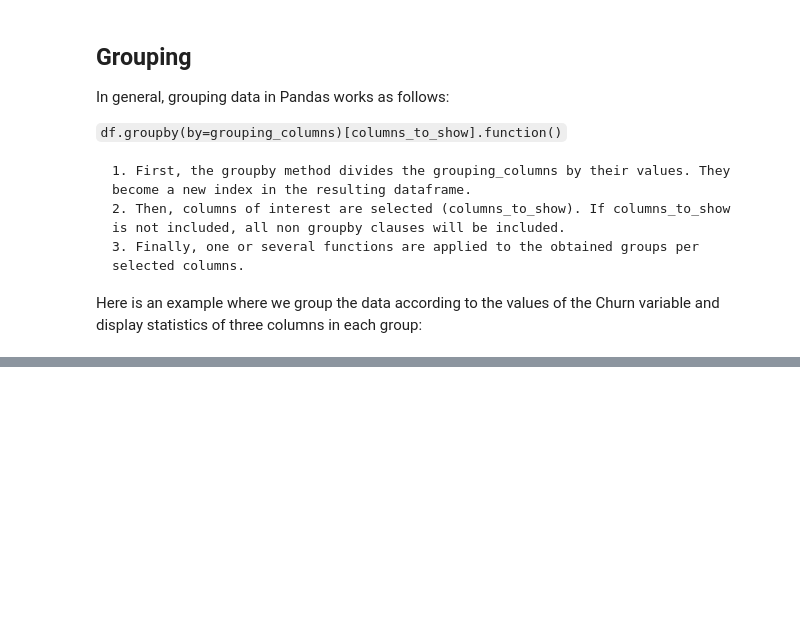
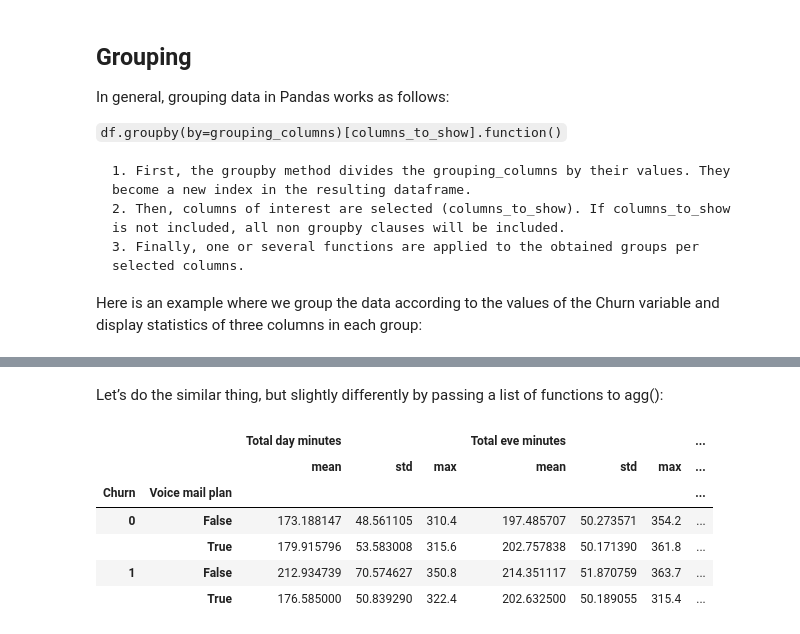
Before and after one commit to udohsolomon/My_python_deliberate_practice, a Jupyter notebook: Python Deliberate Practice Day7 - Churn prediction.ipynb, the cells around one changed output, grey strips where cells are left out. Cells and saved outputs as stored; diff of their text form; code cells hidden in the pictures; blank space fills up the shorter version.

```diff
--- a/Python Deliberate Practice Day7 - Churn prediction.ipynb
+++ b/Python Deliberate Practice Day7 - Churn prediction.ipynb
@@ -354,0 +368,15 @@ Here is an example where we group the data according to the values of the Churn
+# %% [markdown]
+Let’s do the similar thing, but slightly differently by passing a list of functions to agg():
+# %%
+columns_to_show = ['Total day minutes', 'Total eve minutes',
+                   'Total night minutes']
+
+df.groupby(by = ['Churn', 'Voice mail plan'])[columns_to_show].agg([np.mean, np.std, max])
+# %% [output]
+|  |  | Total day minutes |  |  | Total eve minutes |  |  | ... |
+|  |  | mean | std | max | mean | std | max | ... |
+| Churn | Voice mail plan |  |  |  |  |  |  | ... |
+| 0 | False | 173.188147 | 48.561105 | 310.4 | 197.485707 | 50.273571 | 354.2 | ... |
+|  | True | 179.915796 | 53.583008 | 315.6 | 202.757838 | 50.171390 | 361.8 | ... |
+| 1 | False | 212.934739 | 70.574627 | 350.8 | 214.351117 | 51.870759 | 363.7 | ... |
+|  | True | 176.585000 | 50.839290 | 322.4 | 202.632500 | 50.189055 | 315.4 | ... |
```
Also changed, not shown: parts of 6 cells of this notebook.
